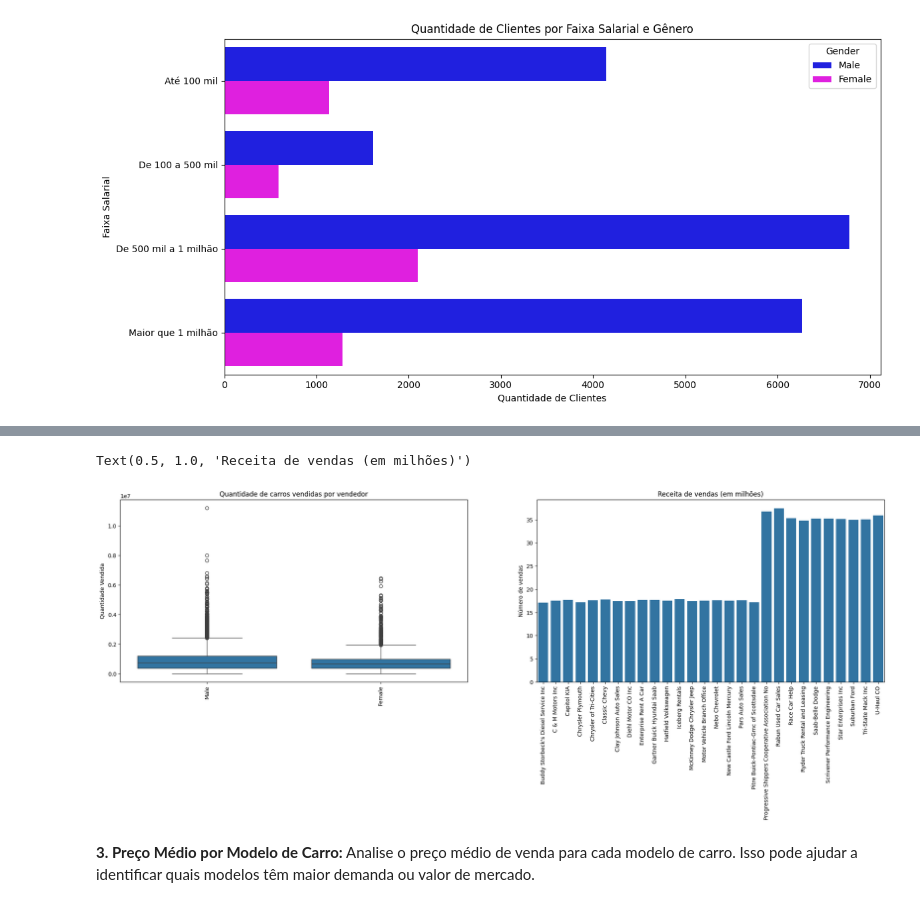
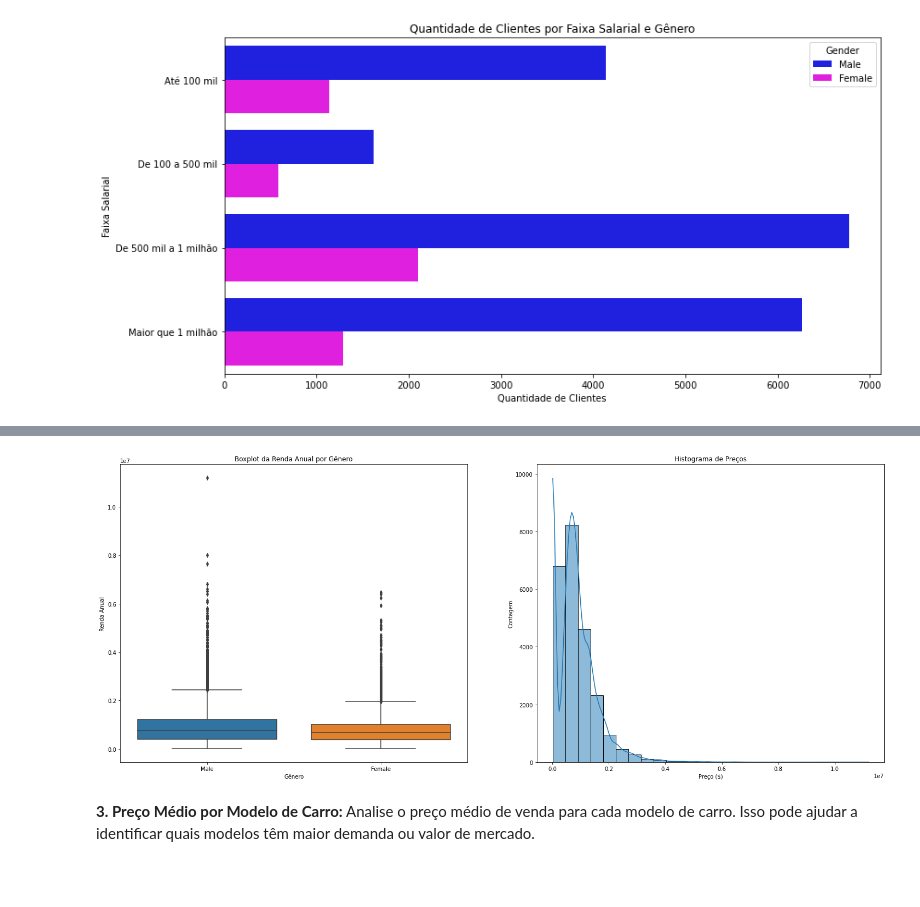
Before and after one commit to GabrielVila/Car-Sales-Report, a Jupyter notebook: projeto_carro.ipynb, the cells around one changed output, grey strips where cells are left out. Cells and saved outputs as stored; diff of their text form; code cells hidden in the pictures; blank space fills up the shorter version.

```diff
--- a/projeto_carro.ipynb
+++ b/projeto_carro.ipynb
@@ -325,23 +325,23 @@ plt.show()
 # %%
-fig, axes = plt.subplots(1, 2, figsize=(25, 6))
+fig, axes = plt.subplots(1, 2, figsize=(25, 10))
+
 sns.boxplot(data=dados, x='Gender', y='Annual Income', ax=axes[0])
-axes[0].tick_params(rotation=90, axis='x')
 
 
-sns.barplot(data=des_rev, x='Dealer_Name', y=des_rev['sum']/10**6, ax=axes[1])
-axes[1].tick_params(rotation=90, axis='x')
+sns.histplot(data=dados, x='Annual Income', bins=25, kde=True, ax=axes[1])
 
-axes[0].set_xlabel('')
-axes[1].set_xlabel('')
+axes[0].set_xlabel('Gênero')
+axes[1].set_xlabel('Preço ($)')
 
-axes[0].set_ylabel('Quantidade Vendida')
-axes[1].set_ylabel('Número de vendas')
+axes[0].set_ylabel('Renda Anual')
+axes[1].set_ylabel('Contagem')
 
-axes[0].set_title('Quantidade de carros vendidas por vendedor')
-axes[1].set_title('Receita de vendas (em milhões)')
+axes[0].set_title('Boxplot da Renda Anual por Gênero')
+axes[1].set_title('Histograma de Preços')
+
+plt.show()
 # %% [output]
-Text(0.5, 1.0, 'Receita de vendas (em milhões)')
-[figure, old version]
+[figure, new version]
 # %% [markdown]
 **3. Preço Médio por Modelo de Carro:** Analise o preço médio de venda para cada modelo de carro. Isso pode ajudar a identificar quais modelos têm maior demanda ou valor de mercado.
 # %%
```
Also changed, not shown: parts of 8 cells of this notebook.
